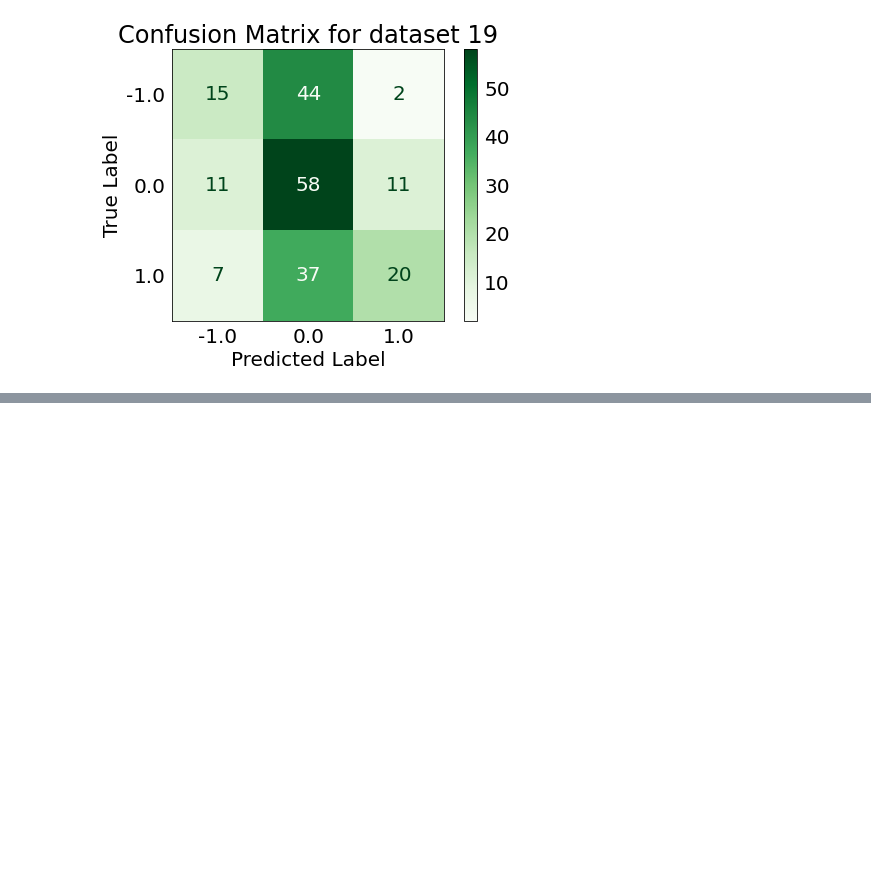
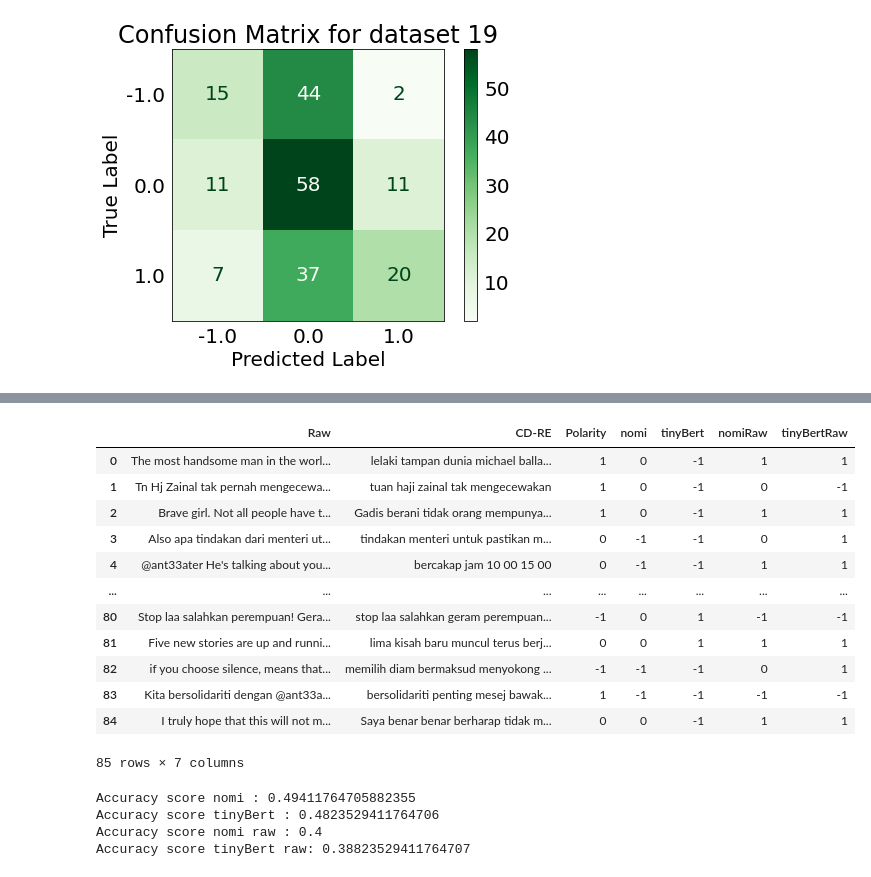
Before and after one commit to AR-Mustakim/ML-SL, a Jupyter notebook: P4_TwitterSentimentAnalysisMalayLanguage_SentimentAnalysis.ipynb, the cells around one changed output, grey strips where cells are left out. Saved outputs shown, nothing was run; the diff lists cells and outputs as text; code cells hidden in the pictures; blank space fills up the shorter version.

```diff
--- a/P4_TwitterSentimentAnalysisMalayLanguage_SentimentAnalysis.ipynb
+++ b/P4_TwitterSentimentAnalysisMalayLanguage_SentimentAnalysis.ipynb
@@ -380,0 +388,6 @@ Accuracy score of dataset19 is :0.45365853658536587
+# %%
+malaya_model = malaya.sentiment.transformer(model='tiny-bert')
+model = malaya.sentiment.multinomial()
+# %%
+datasets = pd.read_csv('/content/drive/MyDrive/Colab Notebooks/tweets_data/for feature extraction/clean dataset/nanRemove/2.csv', index_col= False)
+datasets.info()
@@ -380,0 +405,43 @@ Accuracy score of dataset19 is :0.45365853658536587
+# %%
+#create a function to get polarity
+def getPolNomi(text):
+    result = model.predict([text])
+    for r in result:
+      if (r == 'positive'):
+        return 1
+      elif (r =='negative'):
+        return -1
+      elif (r =='neutral'):
+        return 0
+
+#create a function to get polarity
+def getPolTinyBert(text):
+    result = malaya_model.predict([text])
+    for r in result:
+      if (r == 'positive'):
+        return 1
+      elif (r =='negative'):
+        return -1
+      elif (r =='neutral'):
+        return 0
+# %%
+datasets['nomiRaw'] = datasets['Raw'].apply(getPolNomi)
+datasets['nomi'] = datasets['CD-RE'].apply(getPolNomi)
+datasets['tinyBertRaw'] = datasets['Raw'].apply(getPolTinyBert)
+datasets['tinyBert'] = datasets['CD-RE'].apply(getPolTinyBert)
+# %%
+datasets
+# %% [output]
+|  | Raw | CD-RE | Polarity | nomi | tinyBert | nomiRaw | tinyBertRaw |
+| 0 | The most handsome man in the worl... | lelaki tampan dunia michael balla... | 1 | 0 | -1 | 1 | 1 |
+| 1 | Tn Hj Zainal tak pernah mengecewa... | tuan haji zainal tak mengecewakan | 1 | 0 | -1 | 0 | -1 |
+| 2 | Brave girl. Not all people have t... | Gadis berani tidak orang mempunya... | 1 | 0 | -1 | 1 | 1 |
+| 3 | Also apa tindakan dari menteri ut... | tindakan menteri untuk pastikan m... | 0 | -1 | -1 | 0 | 1 |
+| 4 | @ant33ater He's talking about you... | bercakap jam 10 00 15 00 | 0 | -1 | -1 | 1 | 1 |
+| ... | ... | ... | ... | ... | ... | ... | ... |
+| 80 | Stop laa salahkan perempuan! Gera... | stop laa salahkan geram perempuan... | -1 | 0 | 1 | -1 | -1 |
+| 81 | Five new stories are up and runni... | lima kisah baru muncul terus berj... | 0 | 0 | 1 | 1 | 1 |
+| 82 | if you choose silence, means that... | memilih diam bermaksud menyokong ... | -1 | -1 | -1 | 0 | 1 |
+| 83 | Kita bersolidariti dengan @ant33a... | bersolidariti penting mesej bawak... | 1 | -1 | -1 | -1 | -1 |
+| 84 | I truly hope that this will not m... | Saya benar benar berharap tidak m... | 0 | 0 | -1 | 1 | 1 |
+85 rows × 7 columns
@@ -380,0 +454,10 @@ Accuracy score of dataset19 is :0.45365853658536587
+# %%
+print('Accuracy score nomi : '+str( accuracy_score(target_tester,target_Predict1)))
+print('Accuracy score tinyBert : '+str( accuracy_score(target_tester,target_Predict2)))
+print('Accuracy score nomi raw : '+str( accuracy_score(target_tester,target_Predict3)))
+print('Accuracy score tinyBert raw: '+str( accuracy_score(target_tester,target_Predict4)))
+# %% [output]
+Accuracy score nomi : 0.49411764705882355
+Accuracy score tinyBert : 0.4823529411764706
+Accuracy score nomi raw : 0.4
+Accuracy score tinyBert raw: 0.38823529411764707
```
Also changed, not shown: parts of 19 cells of this notebook.
